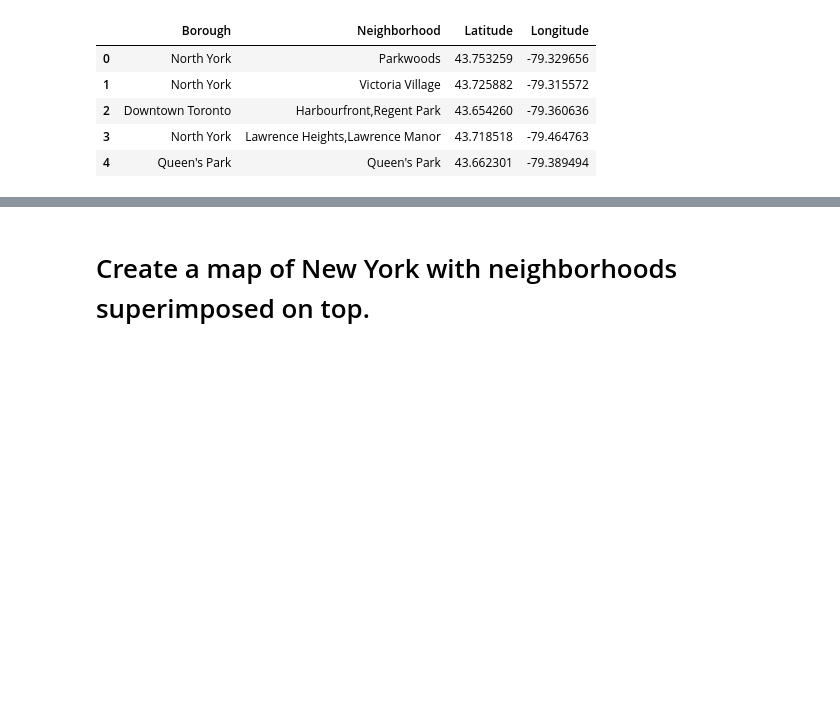
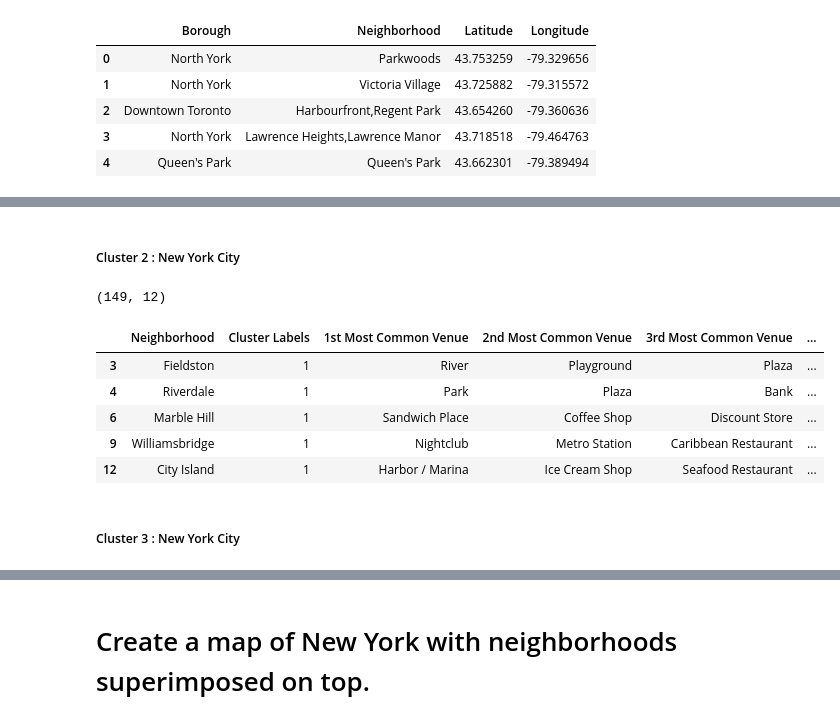
Before and after one commit to KumarHE/capstone-github-example, a Jupyter notebook: BON.ipynb, the cells around one changed output, grey strips where cells are left out. Cells and saved outputs as stored; diff of their text form; code cells hidden in the pictures; blank space fills up the shorter version.

```diff
--- a/BON.ipynb
+++ b/BON.ipynb
@@ -202,0 +527,17 @@ e.> Monument / Landmark
+# %% [markdown]
+##### Cluster 2 : New York City
+# %%
+ny_c2=ny_merged.loc[ny_merged['Cluster Labels'] == 1, ny_merged.columns[[1] + list(range(4, ny_merged.shape[1]))]]
+#ny_c2
+print(ny_c2.shape)
+ny_c2.head()
+# %% [output]
+(149, 12)
+|  | Neighborhood | Cluster Labels | 1st Most Common Venue | 2nd Most Common Venue | 3rd Most Common Venue | ... |
+| 3 | Fieldston | 1 | River | Playground | Plaza | ... |
+| 4 | Riverdale | 1 | Park | Plaza | Bank | ... |
+| 6 | Marble Hill | 1 | Sandwich Place | Coffee Shop | Discount Store | ... |
+| 9 | Williamsbridge | 1 | Nightclub | Metro Station | Caribbean Restaurant | ... |
+| 12 | City Island | 1 | Harbor / Marina | Ice Cream Shop | Seafood Restaurant | ... |
+# %% [markdown]
+##### Cluster 3 : New York City
```
Also changed, not shown: parts of 38 cells of this notebook.
